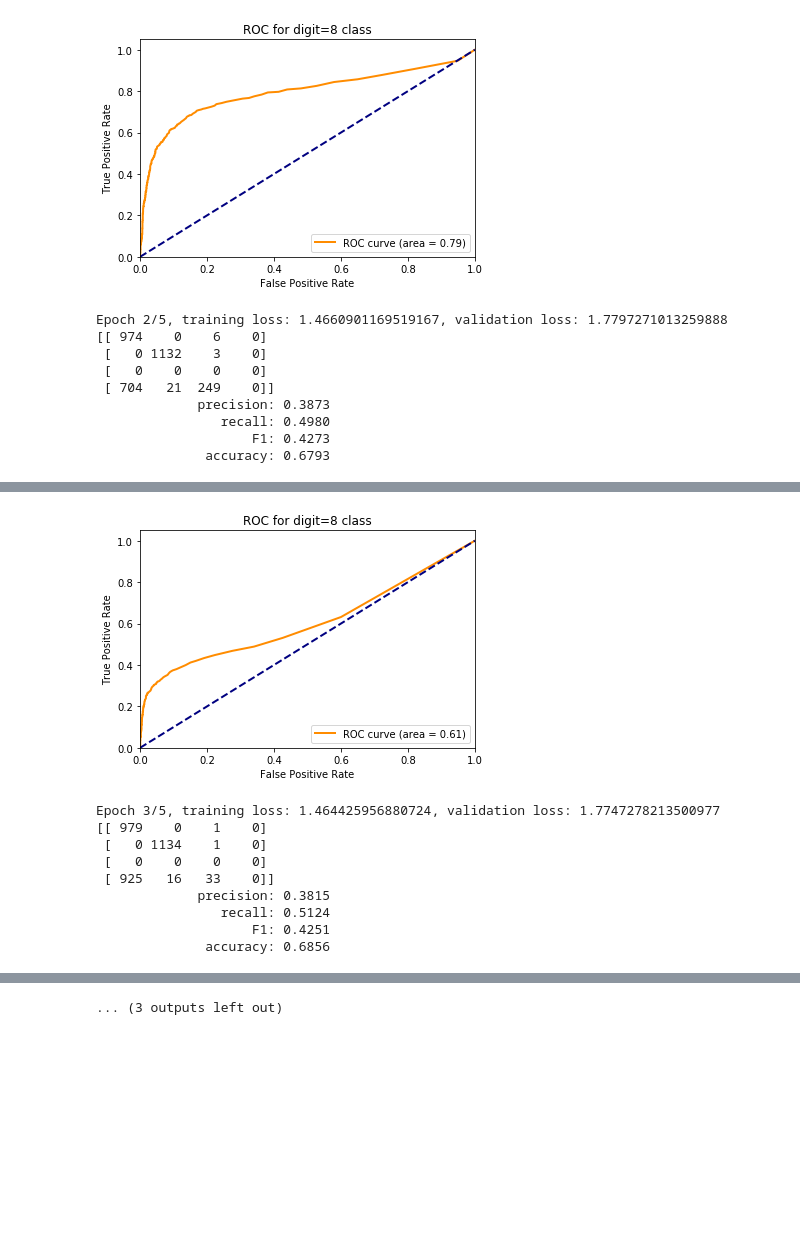
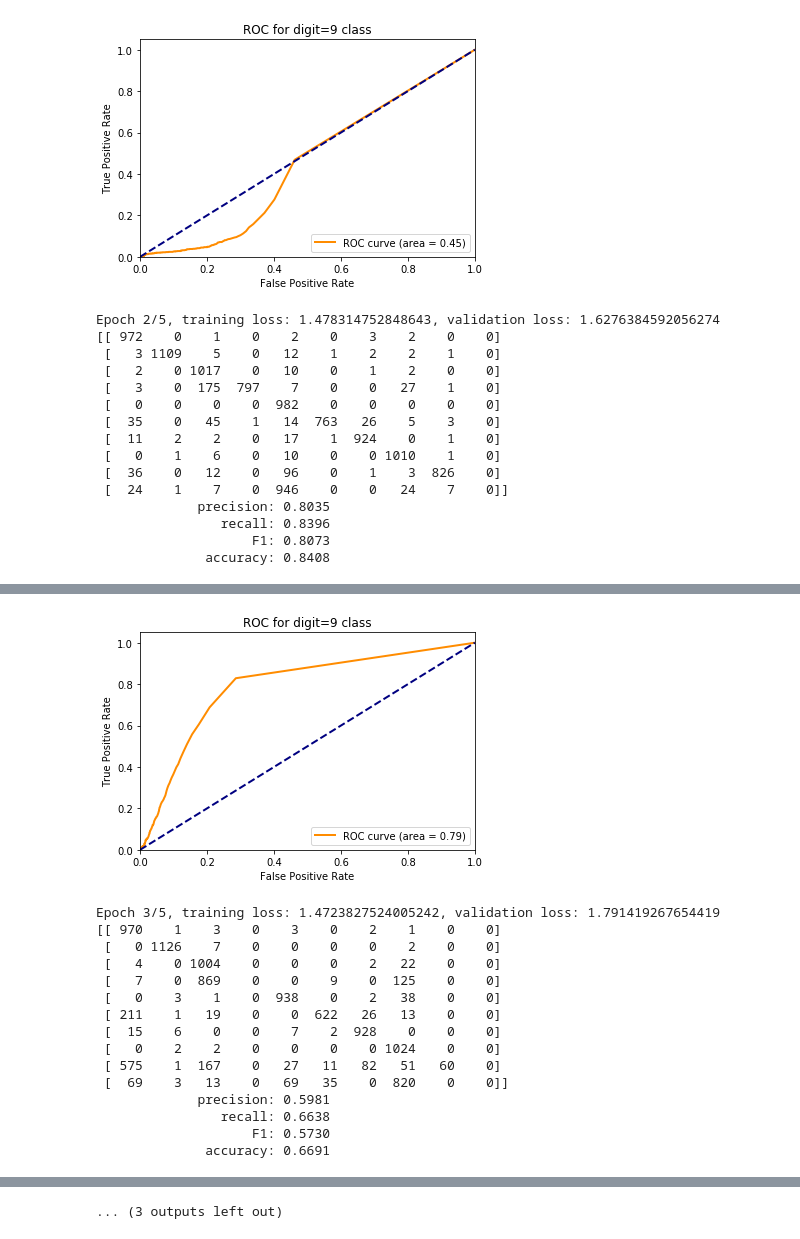
Before and after one commit to yoonkim97/pytorch-resnet-mnist, a Jupyter notebook: MNISTResNet.ipynb, the cells around one changed output, grey strips where cells are left out. Cells and saved outputs as stored; diff of their text form; code cells hidden in the pictures; blank space fills up the shorter version.

```diff
--- a/MNISTResNet.ipynb
+++ b/MNISTResNet.ipynb
@@ -40,8 +40,8 @@ class MnistResNet(ResNet):
   def forward(self, x):
     return torch.softmax(super(MnistResNet, self).forward(x), dim=-1)
 # %%
-train_label_classes = [0, 1, 7]
-test_label_classes = [0, 1, 8]
+train_label_classes = [0, 1, 2, 3, 4, 5, 6, 7, 8]
+test_label_classes = [0, 1, 2, 3, 4, 5, 6, 7, 8, 9]
 def get_same_indices(target, labels):
   label_indices = []
   for i in range (len(target)):
@@ -119,7 +119,7 @@ for epoch in range(epochs):
     predictions = []
     roc_actuals = []
 
-    which_class = 8
+    which_class = 9
 
     model.eval()
     with torch.no_grad():
@@ -183,10 +189,16 @@ HBox(children=(IntProgress(value=0, description='Loss: ', max=74, style=Progress
-[figure, old version]
+[figure, new version]
-Epoch 2/5, training loss: 1.4660901169519167, validation loss: 1.7797271013259888
-[[ 974    0    6    0]
- [   0 1132    3    0]
- [   0    0    0    0]
- [ 704   21  249    0]]
-             precision: 0.3873
-                recall: 0.4980
-                    F1: 0.4273
-              accuracy: 0.6793
+Epoch 2/5, training loss: 1.478314752848643, validation loss: 1.6276384592056274
+[[ 972    0    1    0    2    0    3    2    0    0]
+ [   3 1109    5    0   12    1    2    2    1    0]
+ [   2    0 1017    0   10    0    1    2    0    0]
+ [   3    0  175  797    7    0    0   27    1    0]
+ [   0    0    0    0  982    0    0    0    0    0]
+ [  35    0   45    1   14  763   26    5    3    0]
+ [  11    2    2    0   17    1  924    0    1    0]
+ [   0    1    6    0   10    0    0 1010    1    0]
+ [  36    0   12    0   96    0    1    3  826    0]
+ [  24    1    7    0  946    0    0   24    7    0]]
+             precision: 0.8035
+                recall: 0.8396
+                    F1: 0.8073
+              accuracy: 0.8408
@@ -194,10 +206,16 @@ HBox(children=(IntProgress(value=0, description='Loss: ', max=74, style=Progress
-[figure, old version]
+[figure, new version]
-Epoch 3/5, training loss: 1.464425956880724, validation loss: 1.7747278213500977
-[[ 979    0    1    0]
- [   0 1134    1    0]
- [   0    0    0    0]
- [ 925   16   33    0]]
-             precision: 0.3815
-                recall: 0.5124
-                    F1: 0.4251
-              accuracy: 0.6856
+Epoch 3/5, training loss: 1.4723827524005242, validation loss: 1.791419267654419
+[[ 970    1    3    0    3    0    2    1    0    0]
+ [   0 1126    7    0    0    0    0    2    0    0]
+ [   4    0 1004    0    0    0    2   22    0    0]
+ [   7    0  869    0    0    9    0  125    0    0]
+ [   0    3    1    0  938    0    2   38    0    0]
+ [ 211    1   19    0    0  622   26   13    0    0]
+ [  15    6    0    0    7    2  928    0    0    0]
+ [   0    2    2    0    0    0    0 1024    0    0]
+ [ 575    1  167    0   27   11   82   51   60    0]
+ [  69    3   13    0   69   35    0  820    0    0]]
+             precision: 0.5981
+                recall: 0.6638
+                    F1: 0.5730
+              accuracy: 0.6691
```
Also changed, not shown: parts of 4 cells of this notebook.
